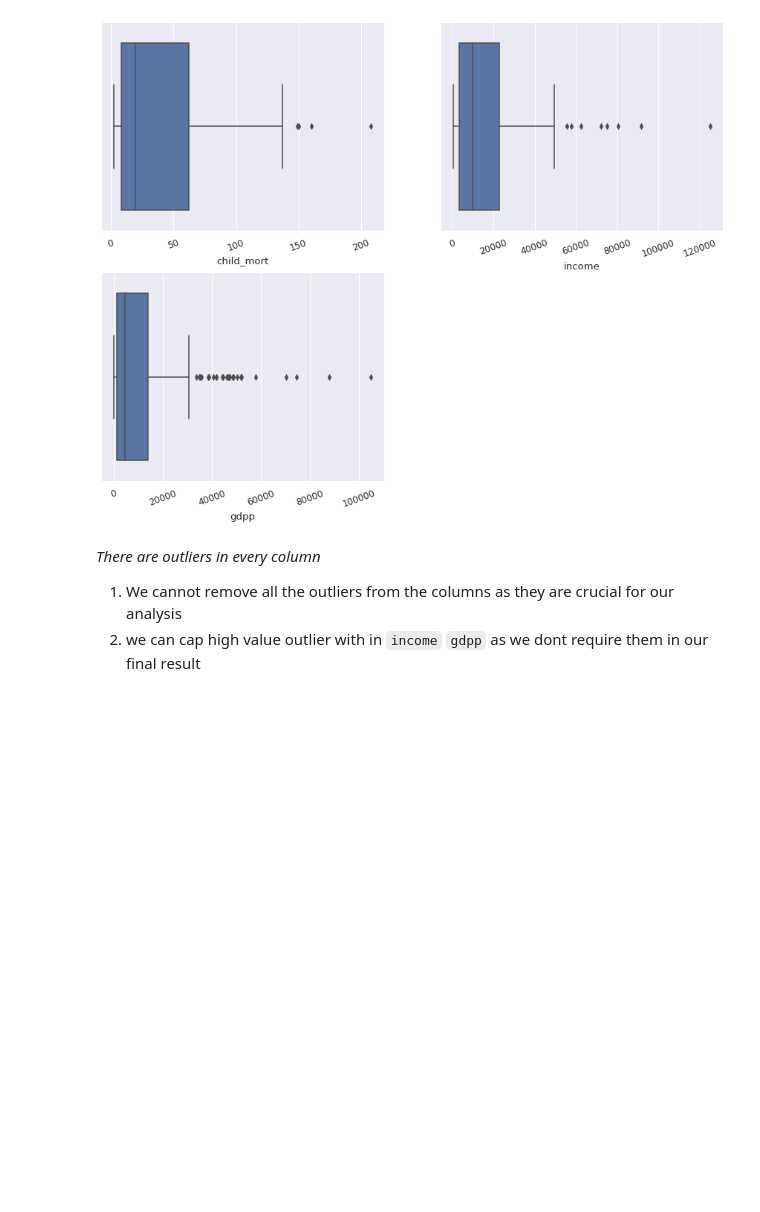
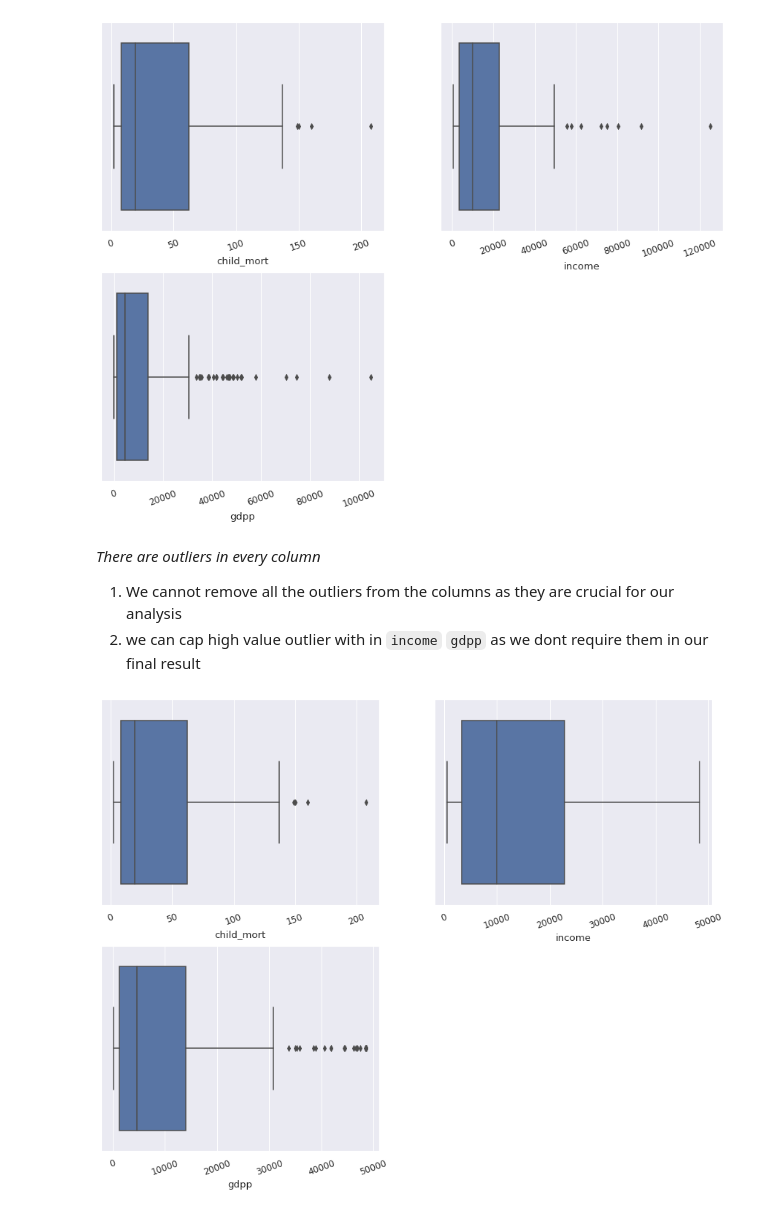
Before and after one commit to gyana-ranjan-dash/World_proverty_analysis, a Jupyter notebook: World_poverty_analysis.ipynb, the cells around one changed output. Saved outputs shown, nothing was run; the diff lists cells and outputs as text; code cells hidden in the pictures; blank space fills up the shorter version.

```diff
--- a/World_poverty_analysis.ipynb
+++ b/World_poverty_analysis.ipynb
@@ -163,3 +170,18 @@ for i in enumerate(features):
 
 1.   We cannot remove all the outliers from the columns as they are crucial for our analysis
 2.   we can cap high value outlier with in ``income`` ``gdpp``  as we dont require them in our final result
+# %%
+q1 = df['gdpp'].quantile(0.95)
+q2 = df['income'].quantile(0.95)
+df['gdpp'][df['gdpp']>=q1] = q1
+df['income'][df['income']>=q2] = q2
+# %%
+# checking for outliers
+plt.figure(figsize=(15,30))
+features = ['child_mort','income','gdpp']
+for i in enumerate(features):
+    ax = plt.subplot(5, 2, i[0]+1)
+    sns.boxplot(df[i[1]])
+    plt.xticks(rotation = 20)
+# %% [output]
+[figure, added]
```
Also changed, not shown: parts of 3 cells of this notebook.
